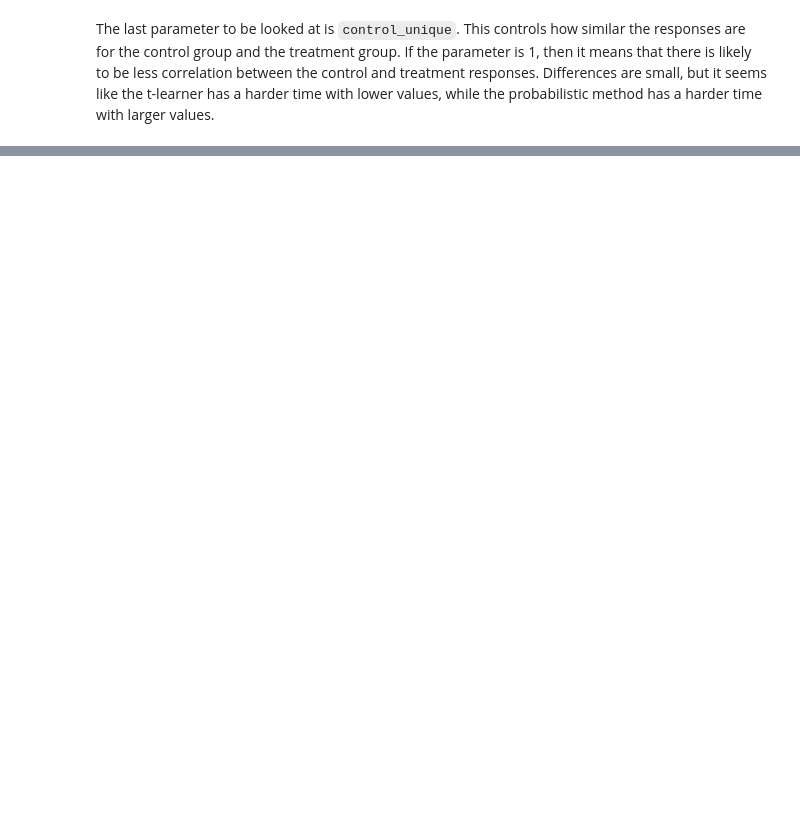
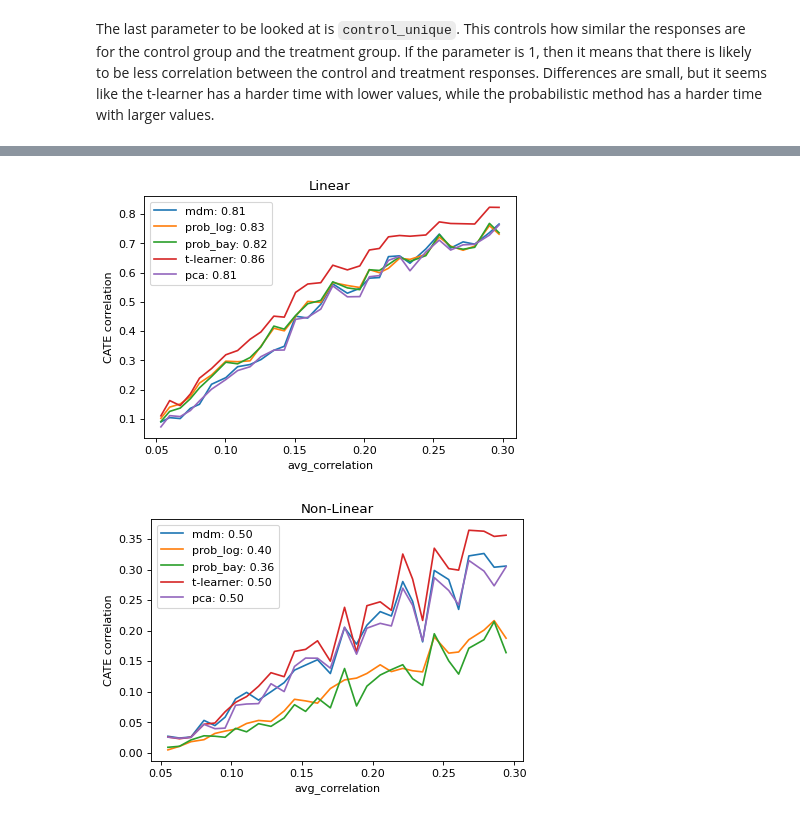
Before and after one commit to UtrechtUniversity/nudging, a Jupyter notebook: examples/simulation.ipynb, the cells around one changed output, grey strips where cells are left out. Saved outputs shown, nothing was run; the diff lists cells and outputs as text; code cells hidden in the pictures; blank space fills up the shorter version.

```diff
--- a/examples/simulation.ipynb
+++ b/examples/simulation.ipynb
@@ -113,0 +143,5 @@ plot_correlations("control_unique", all_corr_bayes, all_corr_proba, n_data=30)
+# %%
+plot_correlations("avg_correlation", n_data_smooth=30)
+# %% [output]
+[figure, added]
+[figure, added]
```
Also changed, not shown: parts of 31 cells of this notebook, 36 other files.
